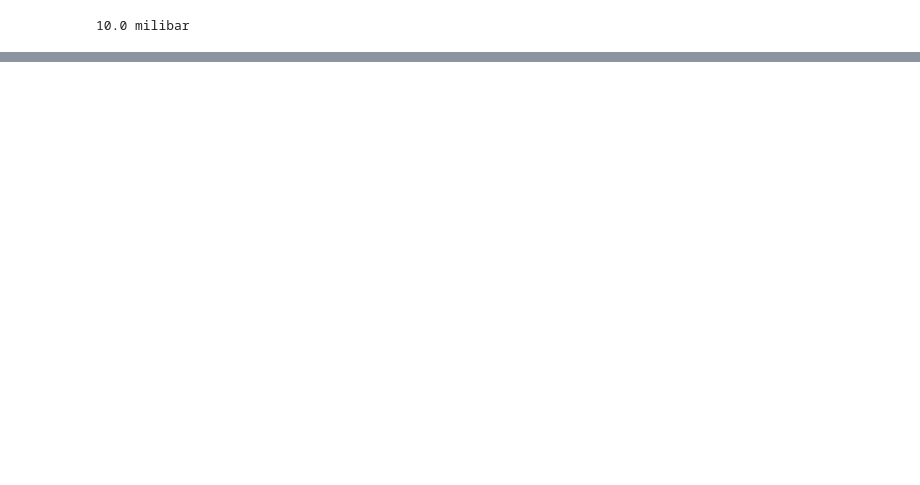
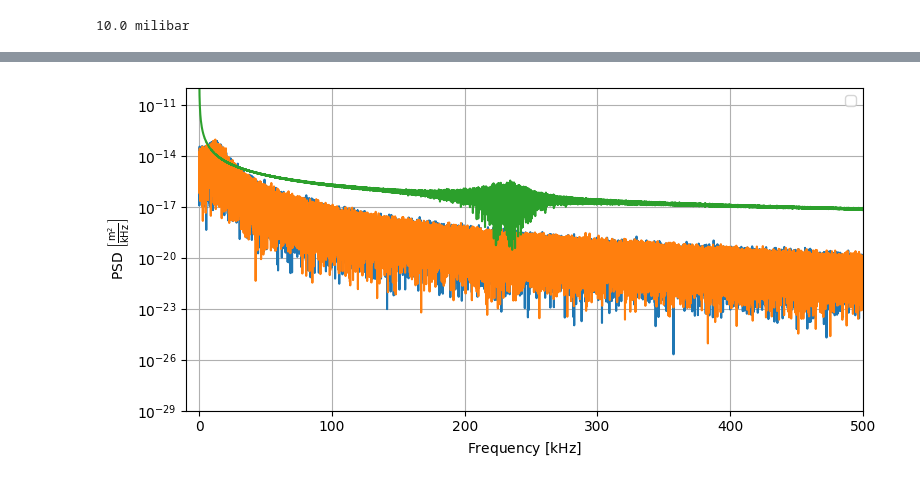
Before and after one commit to Hertz-A/Optical_Tweezers, a Jupyter notebook: optical_conveyor_belt.ipynb, the cells around one changed output, grey strips where cells are left out. Saved outputs shown, nothing was run; the diff lists cells and outputs as text; code cells hidden in the pictures; blank space fills up the shorter version.

```diff
--- a/optical_conveyor_belt.ipynb
+++ b/optical_conveyor_belt.ipynb
@@ -59,8 +49,7 @@ def I(E):
 # %%
-N = 10_000_00
-dt = 1e-9
+N = 20_000_000
+dt = 1e-8
 t = np.linspace(0,dt*N,N)
-gamma_hz = Gamma_env(Pressure)
-x = np.linspace(-30*w_0,30*w_0,len(t))
-y = np.linspace(-30*w_0,30*w_0,len(t))
-z = np.linspace(-30*z_R, 30*z_R, len(t))
+x = np.linspace(-5*1e-6,5*1e-6,len(t))
+y = np.linspace(-5*1e-6,5*1e-6,len(t))
+z = np.linspace(-1e-6, 0.05, len(t))
@@ -136,10 +111,12 @@ def runge_kutta(v_init, pos_init):
     velocities[0, :] = v_init
 
     for i in range(len(t) - 1):
-        Fx = np.interp(positions[i, 0], x, F_total_x)
-        Fy = np.interp(positions[i, 1], y, F_total_y)
-        Fz = np.interp(positions[i, 2], z, F_total_z)
-        Fs = np.array([Fx, Fy, Fz])
+        if i > len(t)*1.1:
+            Fs = np.array(F_opt(positions[i, 0], positions[i, 1], positions[i, 2],dt*len(t)*0.9))
+        else:
+            Fs = np.array(F_opt(positions[i, 0], positions[i, 1], positions[i, 2],dt*i))
+
+        #Fs = np.array(F_opt(positions[i, 0], positions[i, 1], positions[i, 2],i*dt))
 
         k1_pos = velocities[i] * dt
         k1_v = np.array([dv_dt(positions[i, j], Fs[j], velocities[i, j]) for j in range(3)]) * dt
@@ -163 +174,25 @@ def runge_kutta(v_init, pos_init):
+# %%
+f, Pxx = welch(positions[:,0], fs=1/dt, window='hamming', nperseg=len(positions[:,0]))
+f, Pyy = welch(positions[:,1], fs=1/dt, window='hamming', nperseg=len(positions[:,1]))
+f, Pzz = welch(positions[:,2], fs=1/dt, window='hamming', nperseg=len(positions[:,2]))
+# %%
+plt.figure(figsize=(8, 4))
+
+plt.plot(f[1:]/1e3,Pxx[1:]*1e3)
+plt.plot(f[1:]/1e3,Pyy[1:]*1e3)
+plt.plot(f[1:]/1e3,Pzz[1:]*1e3)
+
+plt.yscale('log')
+#plt.xscale('log')
+plt.ylim(1e-29,1e-10)
+plt.xlim(-10,5e5/1e3)
+plt.xlabel(r'Frequency $\left[\mathrm{kHz}\right]$')
+plt.ylabel(r'PSD $\left[\frac{\mathrm{m}^2}{\mathrm{kHz}}\right]$')
+
+plt.legend(loc="upper right")
+plt.grid(True)
+plt.tight_layout()
+plt.show()
+# %% [output]
+[figure, added]
 # %%
```
Also changed, not shown: parts of 13 cells of this notebook, 2 other files.
